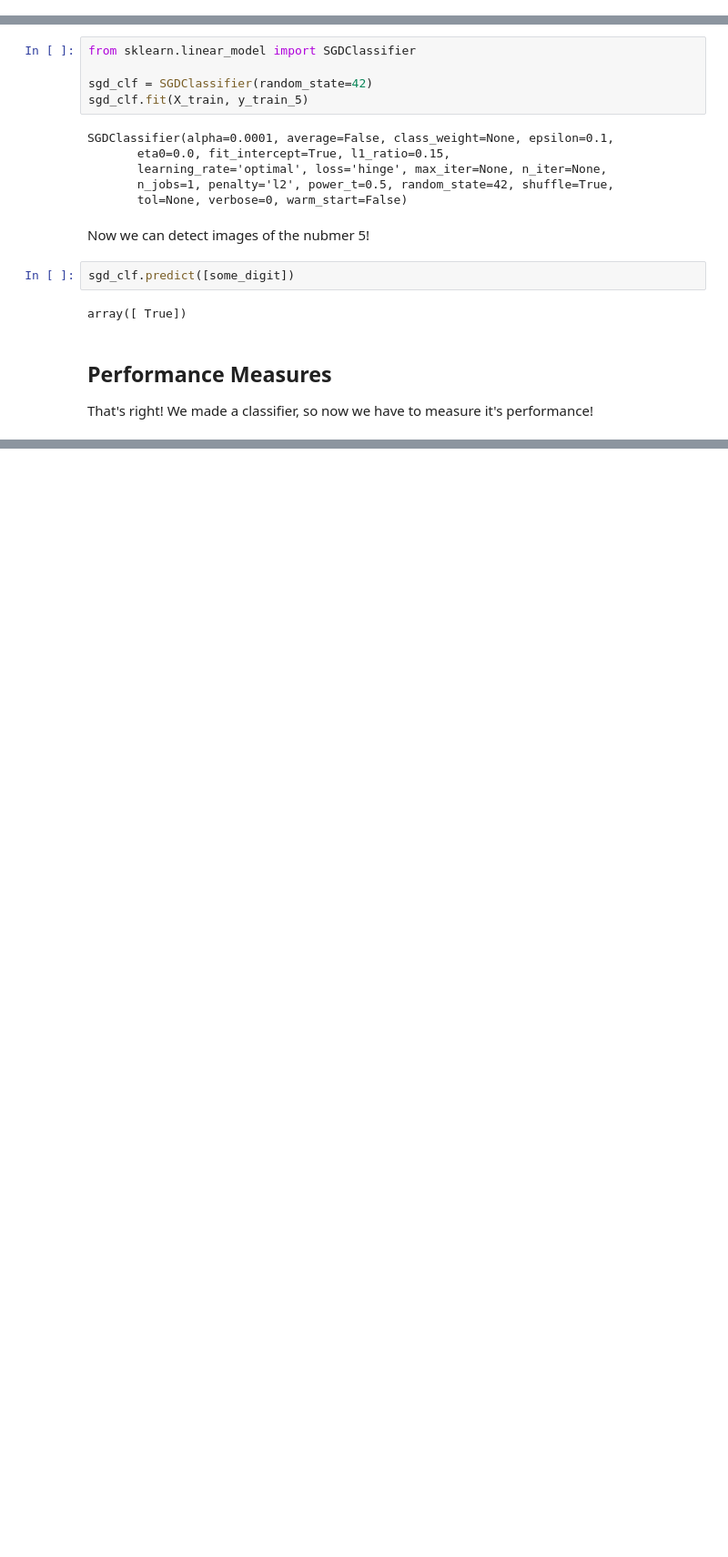
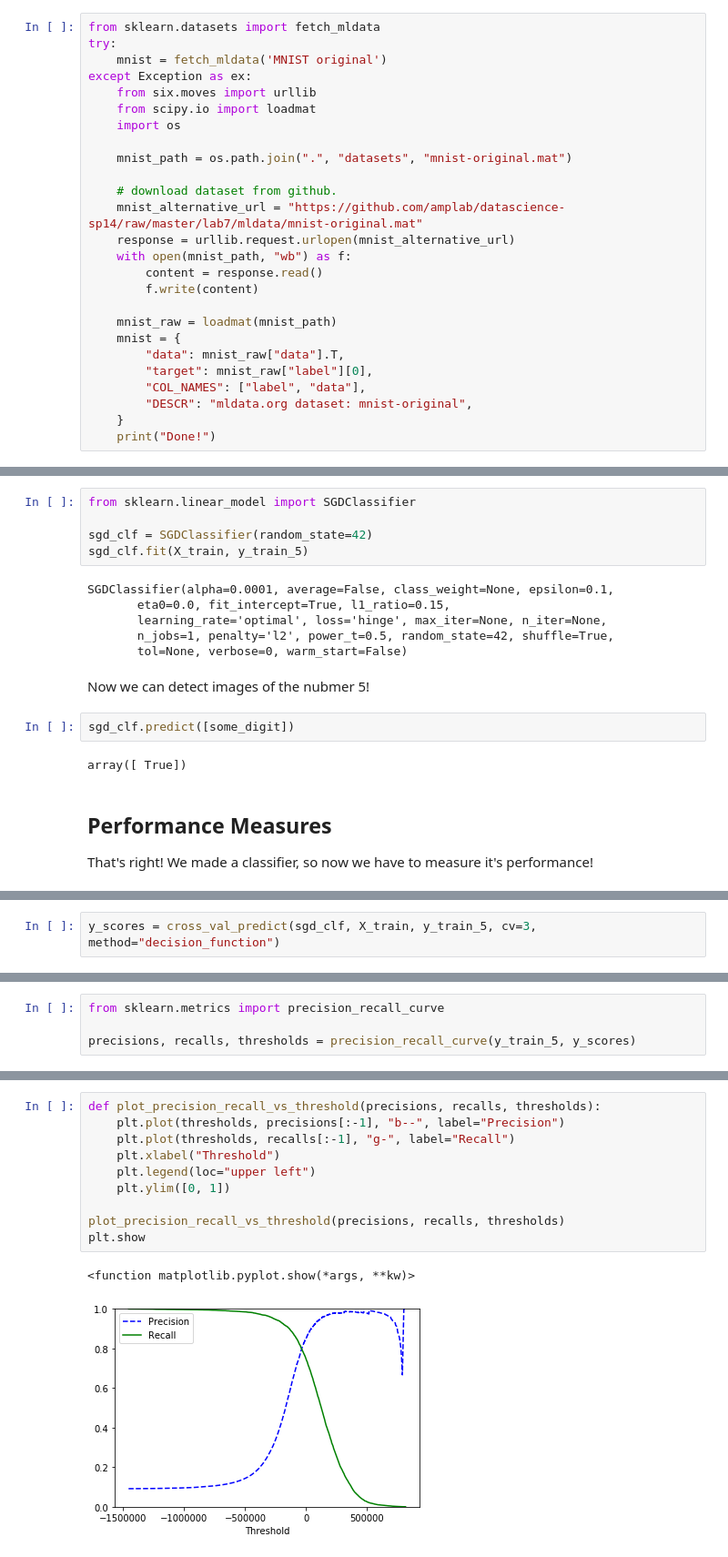
Before and after one commit to MartinFlores751/ML-Practice, a Jupyter notebook: chap-3/MNIST.ipynb, the cells around one changed output, grey strips where cells are left out. Shown at 91% size. Saved outputs shown, nothing was run; the diff lists cells and outputs as text; blank space fills up the shorter version.

Commit message:
Chap 3 done

```diff
--- a/chap-3/MNIST.ipynb
+++ b/chap-3/MNIST.ipynb
@@ -20,3 +5,29 @@ mnist
+# %%
+from sklearn.datasets import fetch_mldata
+try:
+    mnist = fetch_mldata('MNIST original')
+except Exception as ex:
+    from six.moves import urllib
+    from scipy.io import loadmat
+    import os
+
+    mnist_path = os.path.join(".", "datasets", "mnist-original.mat")
+
+    # download dataset from github.
+    mnist_alternative_url = "https://github.com/amplab/datascience-sp14/raw/master/lab7/mldata/mnist-original.mat"
+    response = urllib.request.urlopen(mnist_alternative_url)
+    with open(mnist_path, "wb") as f:
+        content = response.read()
+        f.write(content)
+
+    mnist_raw = loadmat(mnist_path)
+    mnist = {
+        "data": mnist_raw["data"].T,
+        "target": mnist_raw["label"][0],
+        "COL_NAMES": ["label", "data"],
+        "DESCR": "mldata.org dataset: mnist-original",
+    }
+    print("Done!")
 # %% [markdown]
 Let's give the dataset a quick shakedown...
 # %%
@@ -93,0 +238,2 @@ That's right! We made a classifier, so now we have to measure it's performance!
+# %%
+y_scores = cross_val_predict(sgd_clf, X_train, y_train_5, cv=3, method="decision_function")
@@ -93,0 +242,4 @@ That's right! We made a classifier, so now we have to measure it's performance!
+# %%
+from sklearn.metrics import precision_recall_curve
+
+precisions, recalls, thresholds = precision_recall_curve(y_train_5, y_scores)
@@ -93,0 +248,13 @@ That's right! We made a classifier, so now we have to measure it's performance!
+# %%
+def plot_precision_recall_vs_threshold(precisions, recalls, thresholds):
+    plt.plot(thresholds, precisions[:-1], "b--", label="Precision")
+    plt.plot(thresholds, recalls[:-1], "g-", label="Recall")
+    plt.xlabel("Threshold")
+    plt.legend(loc="upper left")
+    plt.ylim([0, 1])
+
+plot_precision_recall_vs_threshold(precisions, recalls, thresholds)
+plt.show
+# %% [output]
+<function matplotlib.pyplot.show(*args, **kw)>
+[figure, added]
```
Also changed, not shown: parts of 78 cells of this notebook.
